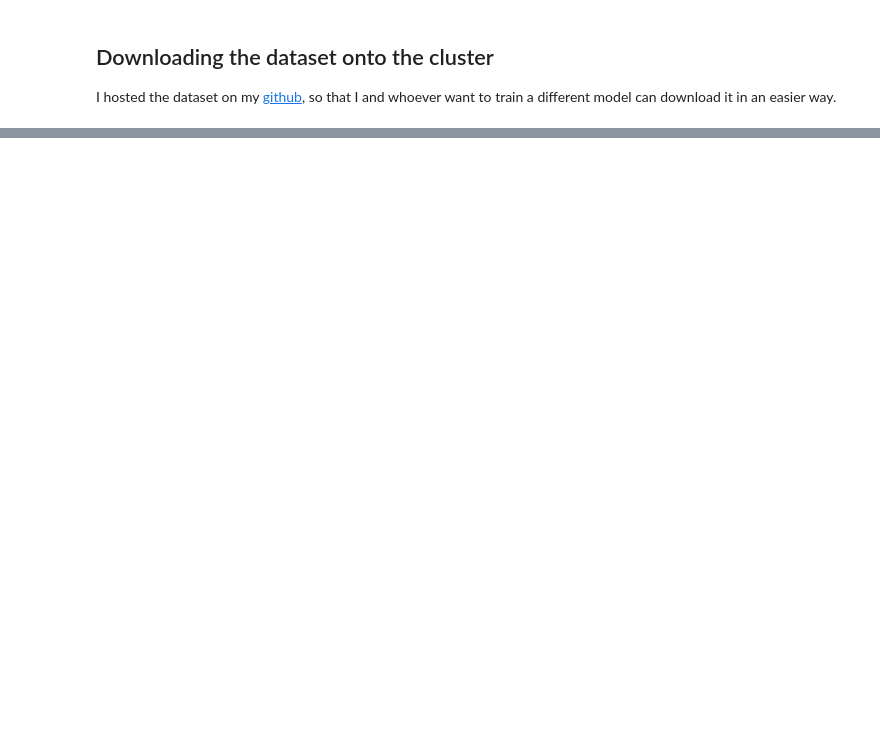
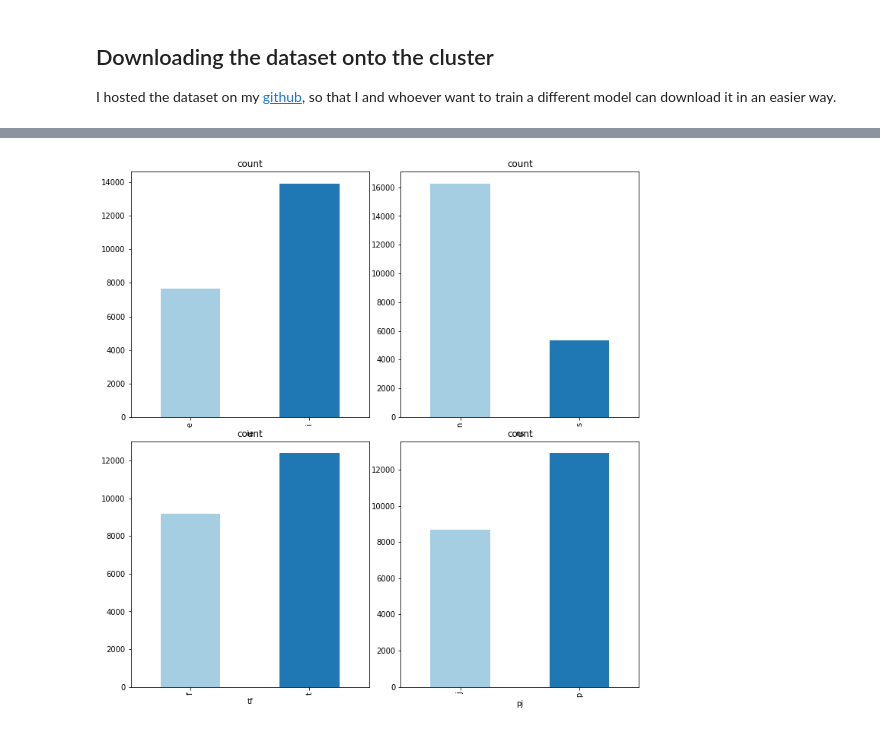
Before and after one commit to edu-rinaldi/MBTI-Predictor, a Jupyter notebook: MBTI.ipynb, the cells around one changed output, grey strips where cells are left out. Saved outputs shown, nothing was run; the diff lists cells and outputs as text; code cells hidden in the pictures; blank space fills up the shorter version.

```diff
--- a/MBTI.ipynb
+++ b/MBTI.ipynb
@@ -171,0 +376,3 @@ print(f"The dataset is composed by {len(union_df.columns)} columns and {union_df
+# %%
+reddit_splitted_df, _ = split_type(mbti_reddit_df, withDrop=True)
+reddit_splitted_df.show()
@@ -171,0 +381,4 @@ print(f"The dataset is composed by {len(union_df.columns)} columns and {union_df
+# %%
+counted_reddit_pdfs = []
+for ind in indicators:
+  counted_reddit_pdfs.append(count_class_instances(reddit_splitted_df, ind))
@@ -171,0 +387,9 @@ print(f"The dataset is composed by {len(union_df.columns)} columns and {union_df
+# %%
+fig, axes = plt.subplots(nrows=2,ncols=2, figsize=(10, 10))
+fig.tight_layout()
+
+counted_reddit_pdfs[0].plot.bar(ax=axes[0,0], subplots=True, x=indicators[0], y='count', legend=False, color=plt.cm.Paired(np.arange(2)))
+counted_reddit_pdfs[1].plot.bar(ax=axes[0,1], subplots=True, x=indicators[1], y='count', legend=False, color=plt.cm.Paired(np.arange(2)))
+counted_reddit_pdfs[2].plot.bar(ax=axes[1,0], subplots=True, x=indicators[2], y='count', legend=False, color=plt.cm.Paired(np.arange(2)))
+counted_reddit_pdfs[3].plot.bar(ax=axes[1,1], subplots=True, x=indicators[3], y='count', legend=False, color=plt.cm.Paired(np.arange(2)))
+# %% [output]
@@ -171,0 +397 @@ print(f"The dataset is composed by {len(union_df.columns)} columns and {union_df
+[figure, added]
```
Also changed, not shown: parts of 100 cells of this notebook, 4 other files.
